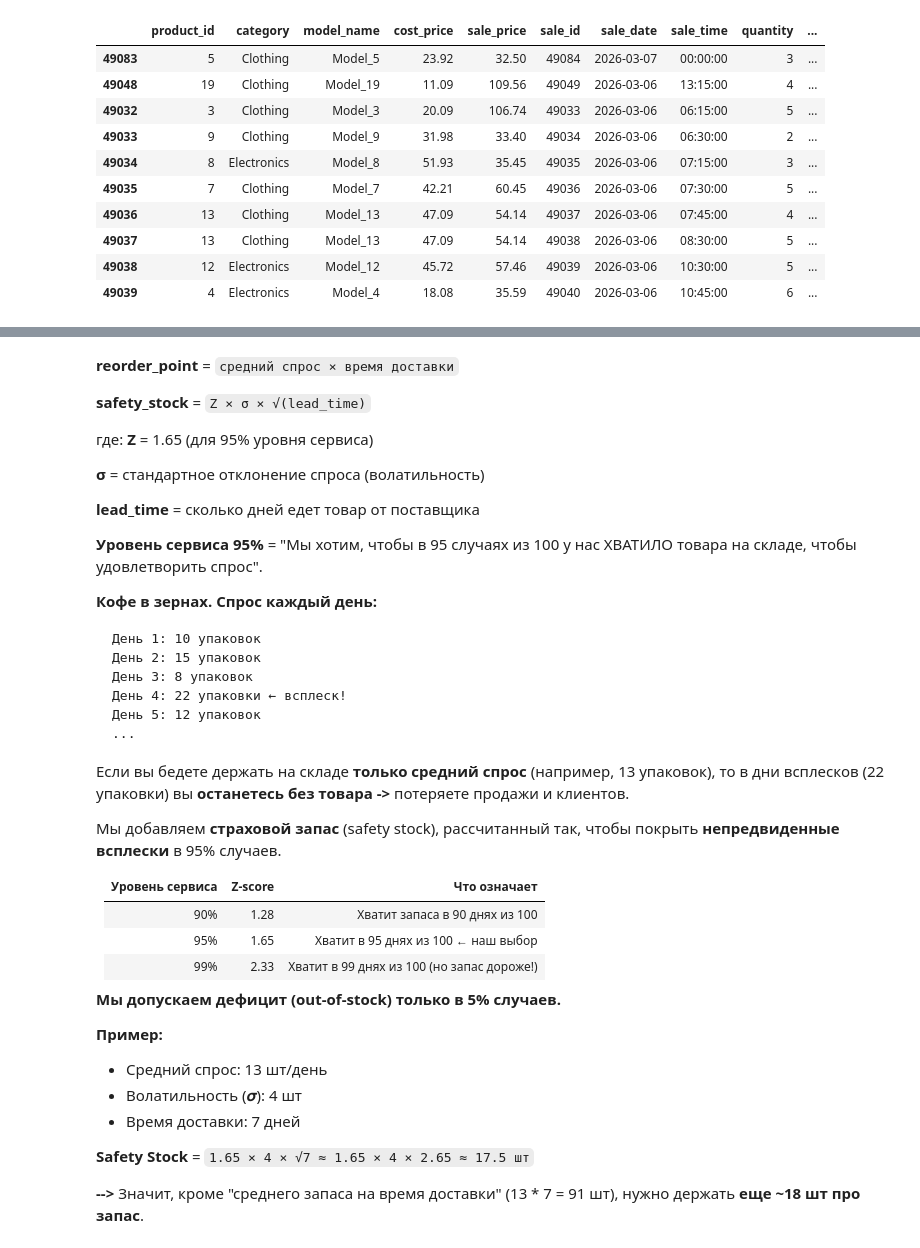
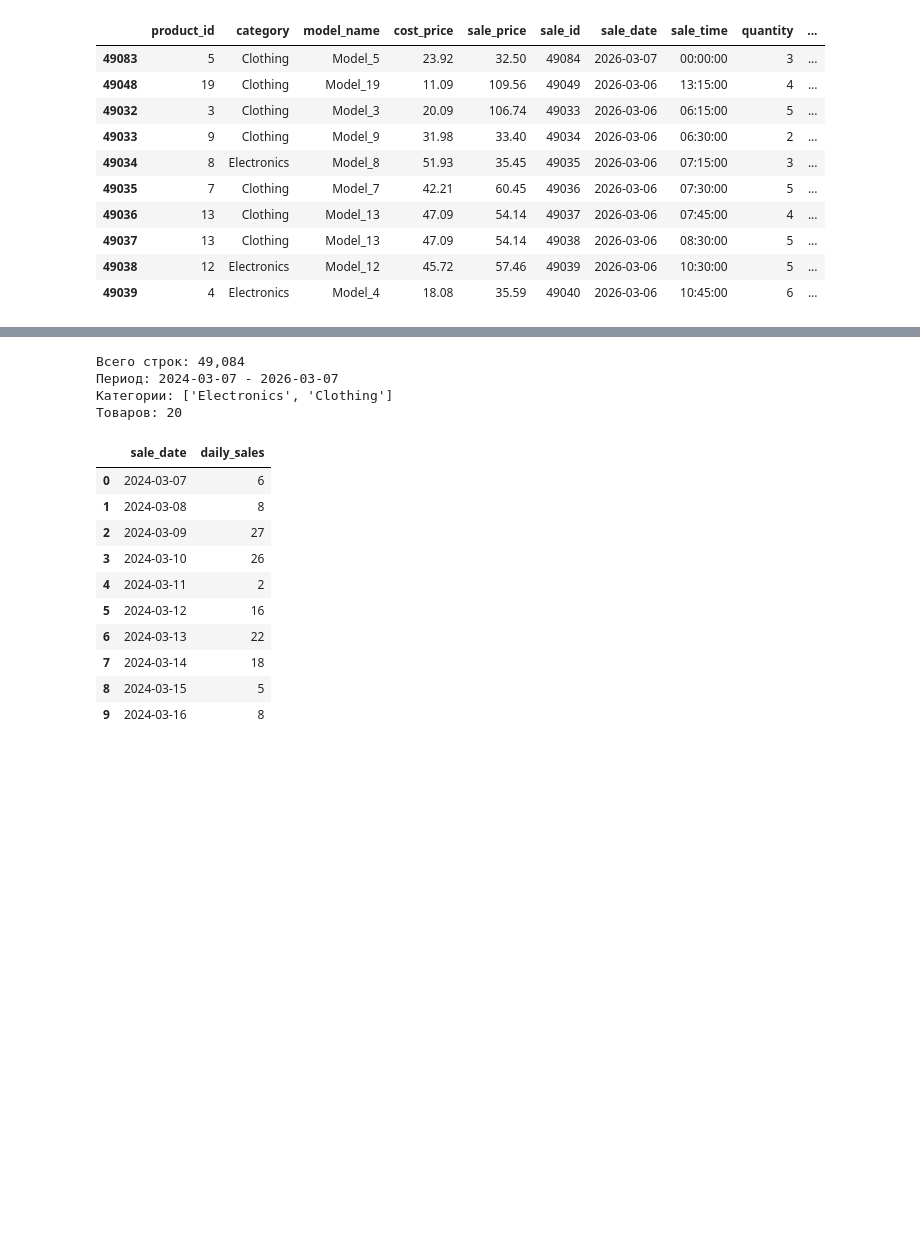
Before and after one commit to OlegPicPulse/beanpath-core, a Jupyter notebook: notebooks/Ecommerce_Coordination_Analytics.ipynb, the cells around one changed output, grey strips where cells are left out. Saved outputs shown, nothing was run; the diff lists cells and outputs as text; code cells hidden in the pictures; blank space fills up the shorter version.

````diff
--- a/notebooks/Ecommerce_Coordination_Analytics.ipynb
+++ b/notebooks/Ecommerce_Coordination_Analytics.ipynb
@@ -259,45 +156,29 @@ ax.fill_between(prod_df['sale_date'],
-# %% [markdown]
-**reorder_point** = `средний спрос × время доставки`
-
-**safety_stock** = `Z × σ × √(lead_time)`
-
-где:
-  **Z** = 1.65 (для 95% уровня сервиса)
-
-  **σ** = стандартное отклонение спроса (волатильность)
-
-  **lead_time** = сколько дней едет товар от поставщика
-
-  **Уровень сервиса 95%** = "Мы хотим, чтобы в 95 случаях из 100 у нас ХВАТИЛО товара на складе, чтобы удовлетворить спрос".
-
-**Кофе в зернах. Спрос каждый день:**
-```text
-День 1: 10 упаковок
-День 2: 15 упаковок
-День 3: 8 упаковок
-День 4: 22 упаковки ← всплеск!
-День 5: 12 упаковок
-...
-```
-Если вы бедете держать на складе **только средний спрос** (например, 13 упаковок), то в дни всплесков (22 упаковки) вы **останетесь без товара ->**  потеряете продажи и клиентов.
-
-Мы добавляем **страховой запас** (safety stock), рассчитанный так, чтобы покрыть **непредвиденные всплески** в 95% случаев.
-
-
-|Уровень сервиса |Z-score |Что означает
-|:---------------|:-------|:-----------------------------------------|
-|90%             |1.28    |Хватит запаса в 90 днях из 100            |
-|95%             |1.65    |Хватит в 95 днях из 100 ← наш выбор       |
-|99%             |2.33    |Хватит в 99 днях из 100 (но запас дороже!)|
-
-**Мы допускаем дефицит (out-of-stock) только в 5% случаев.**
-
-**Пример:**
-
-* Средний спрос: 13 шт/день
-* Волатильность (𝝈): 4 шт
-* Время доставки: 7 дней
-
-**Safety Stock** = `1.65 × 4 × √7 ≈ 1.65 × 4 × 2.65 ≈ 17.5 шт`
-
-**-->** Значит, кроме "среднего запаса на время доставки" (13 * 7 = 91 шт), нужно держать **еще  ~18 шт про запас**.
+# %%
+print(f"Всего строк: {len(df):,}")
+print(f"Период: {df['sale_date'].min().date()} - {df['sale_date'].max().date()}")
+print(f"Категории: {df['category'].unique().tolist()}")
+print(f"Товаров: {df['product_id'].nunique()}")
+# %% [output]
+Всего строк: 49,084
+Период: 2024-03-07 - 2026-03-07
+Категории: ['Electronics', 'Clothing']
+Товаров: 20
+# %%
+# Фильтруем один товар и считаем продажи по дням
+product_3 = df[df['product_id'] == 3].copy()
+daily = product_3.groupby('sale_date')['quantity'].sum().reset_index()
+daily.columns = ['sale_date', 'daily_sales']
+
+display(daily.head(10))
+# %% [output]
+|  | sale_date | daily_sales |
+| 0 | 2024-03-07 | 6 |
+| 1 | 2024-03-08 | 8 |
+| 2 | 2024-03-09 | 27 |
+| 3 | 2024-03-10 | 26 |
+| 4 | 2024-03-11 | 2 |
+| 5 | 2024-03-12 | 16 |
+| 6 | 2024-03-13 | 22 |
+| 7 | 2024-03-14 | 18 |
+| 8 | 2024-03-15 | 5 |
+| 9 | 2024-03-16 | 8 |
````
Also changed, not shown: parts of 27 cells of this notebook, 1 other file.
